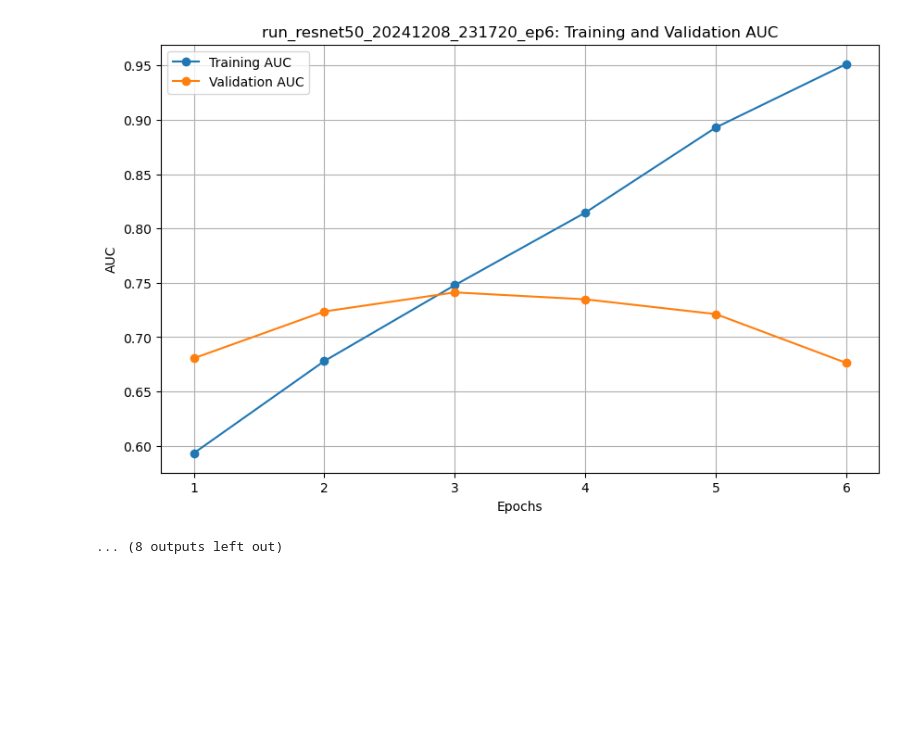
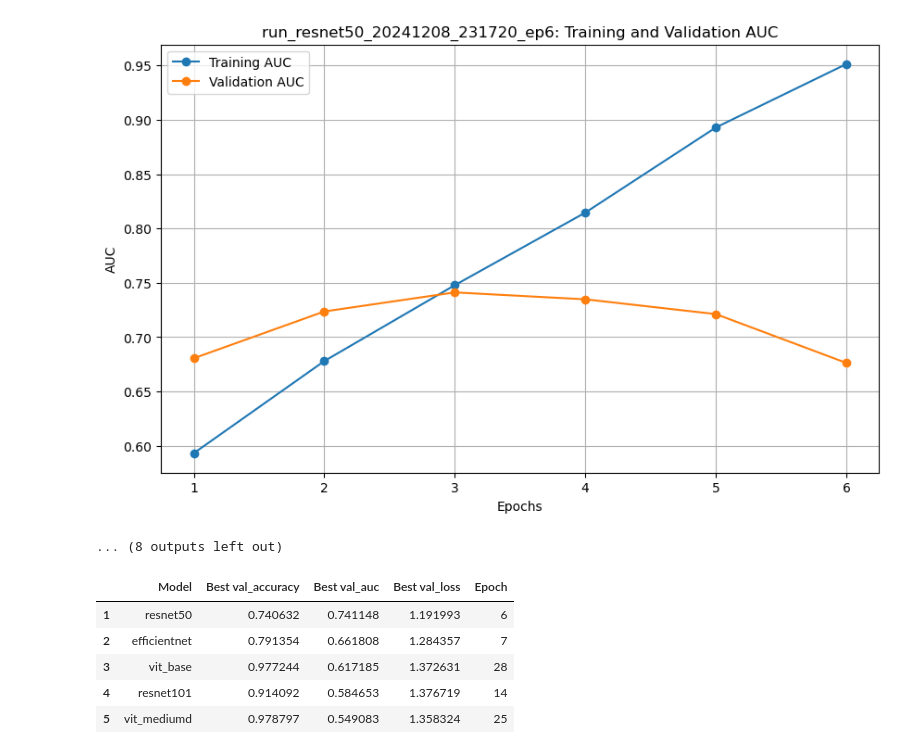
Before and after one commit to Mattz-CE/rsna, a Jupyter notebook: history_viewer.ipynb, the cells around one changed output. Cells and saved outputs as stored; diff of their text form; code cells hidden in the pictures; blank space fills up the shorter version.

```diff
--- a/history_viewer.ipynb
+++ b/history_viewer.ipynb
@@ -116,3 +117,55 @@ Name: 2, dtype: float64
 [figure]
 [figure]
 ... (8 outputs left out)
+# %%
+best_metrics = {
+    'Model': [],
+    'Best val_accuracy': [],
+    'Best val_auc': [],
+    'Best val_loss': [],
+    'Epoch': []
+}
+
+# use these
+paths = [
+    'history/runs/run_resnet50_20241208_231720_ep6/',
+    'history/runs/run_resnet101_20241204_201138_ep14/',
+    'history/runs/run_efficientnet_20241205_114438_ep7/',
+    'history/runs/run_vit_base_20241207_113554_ep28/',
+    'history/runs/run_vit_mediumd_20241209_002034_ep26/',
+]
+
+for path in paths:
+    metrics_path = os.path.join(path, 'metrics.csv')
+    metrics_data = pd.read_csv(metrics_path)
+    best_val_accuracy_row = metrics_data.loc[metrics_data['val_auc'].idxmax()]
+
+
+    best_metrics['Model'].append(path.split('/')[-2].split('_')[1])
+    # for specifically epoches get total train epoch counts, so the last row
+    best_metrics['Epoch'].append(metrics_data['epoch'].iloc[-1])
+    best_metrics['Best val_accuracy'].append(best_val_accuracy_row['val_accuracy'])
+    best_metrics['Best val_auc'].append(best_val_accuracy_row['val_auc'])
+    best_metrics['Best val_loss'].append(best_val_accuracy_row['val_loss'])
+
+
+best_metrics_df = pd.DataFrame(best_metrics)
+best_metrics_df
+
+# change "Model" [3] to "vit_base" and "Model" [3] to "vit_medium"
+best_metrics_df['Model'] = best_metrics_df['Model'].iloc[:3].tolist() + ['vit_base', 'vit_mediumd']
+best_metrics_df
+
+# sort by Best val_auc in descending order
+best_metrics_df = best_metrics_df.sort_values(by='Best val_auc', ascending=False)
+
+# start index with 1
+best_metrics_df.index = np.arange(1, len(best_metrics_df) + 1)
+best_metrics_df
+# %% [output]
+|  | Model | Best val_accuracy | Best val_auc | Best val_loss | Epoch |
+| 1 | resnet50 | 0.740632 | 0.741148 | 1.191993 | 6 |
+| 2 | efficientnet | 0.791354 | 0.661808 | 1.284357 | 7 |
+| 3 | vit_base | 0.977244 | 0.617185 | 1.372631 | 28 |
+| 4 | resnet101 | 0.914092 | 0.584653 | 1.376719 | 14 |
+| 5 | vit_mediumd | 0.978797 | 0.549083 | 1.358324 | 25 |
```
Also changed, not shown: parts of 3 cells of this notebook, 3 other files.
